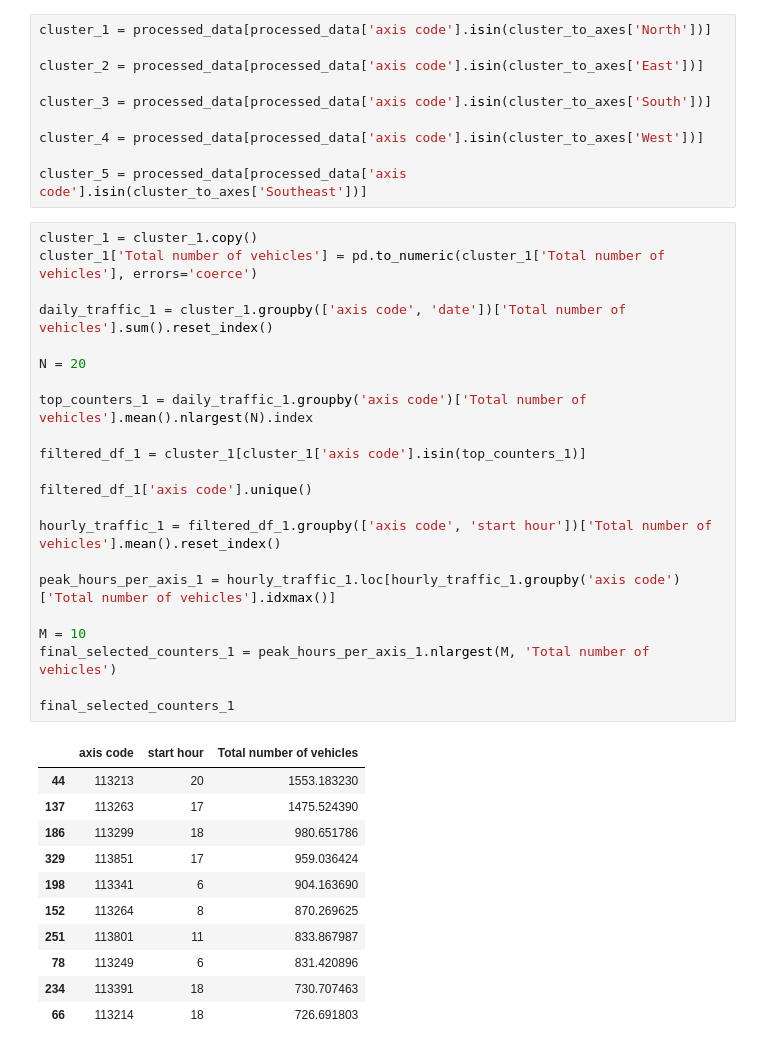
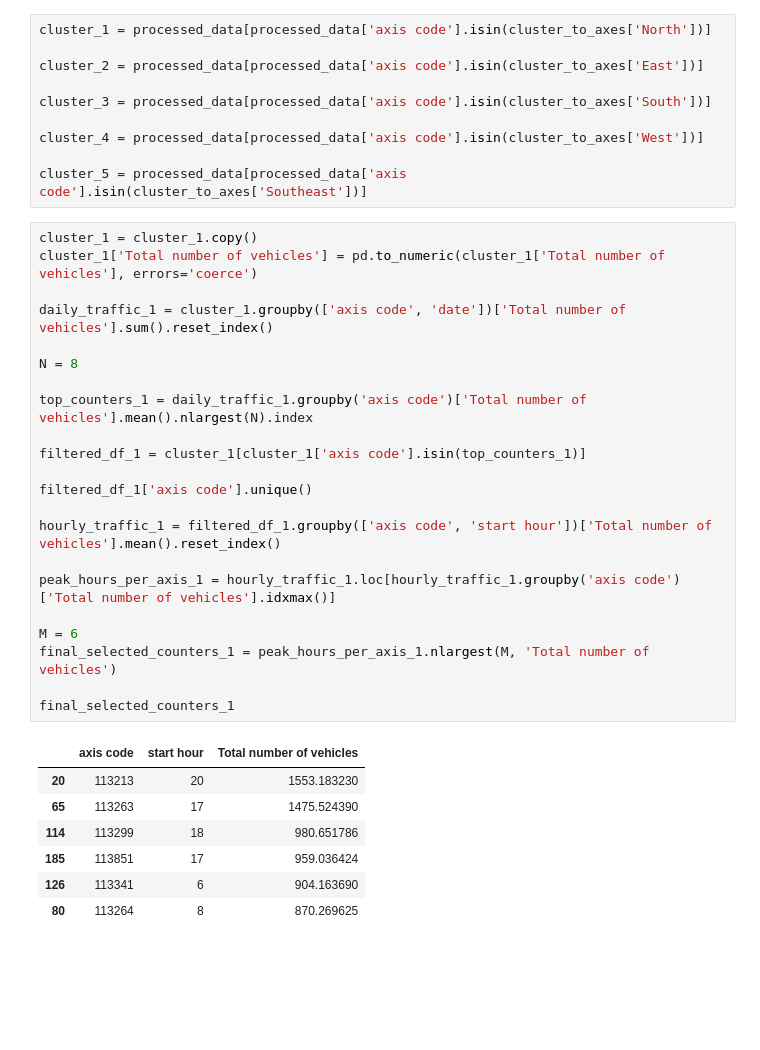
Before and after one commit to Regression1404/pulse-of-tehran, a Jupyter notebook: selector.ipynb, the cells around one changed output. Cells and saved outputs as stored; diff of their text form; blank space fills up the shorter version.

```diff
--- a/selector.ipynb
+++ b/selector.ipynb
@@ -321,37 +321,33 @@ cluster_5 = processed_data[processed_data['axis code'].isin(cluster_to_axes['Sou
 # %%
 cluster_1 = cluster_1.copy()
 cluster_1['Total number of vehicles'] = pd.to_numeric(cluster_1['Total number of vehicles'], errors='coerce')
 
 daily_traffic_1 = cluster_1.groupby(['axis code', 'date'])['Total number of vehicles'].sum().reset_index()
 
-N = 20
+N = 8
 
 top_counters_1 = daily_traffic_1.groupby('axis code')['Total number of vehicles'].mean().nlargest(N).index
 
 filtered_df_1 = cluster_1[cluster_1['axis code'].isin(top_counters_1)]
 
 filtered_df_1['axis code'].unique()
 
 hourly_traffic_1 = filtered_df_1.groupby(['axis code', 'start hour'])['Total number of vehicles'].mean().reset_index()
 
 peak_hours_per_axis_1 = hourly_traffic_1.loc[hourly_traffic_1.groupby('axis code')['Total number of vehicles'].idxmax()]
 
-M = 10
+M = 6
 final_selected_counters_1 = peak_hours_per_axis_1.nlargest(M, 'Total number of vehicles')
 
 final_selected_counters_1
 # %% [output]
 |  | axis code | start hour | Total number of vehicles |
-| 44 | 113213 | 20 | 1553.183230 |
-| 137 | 113263 | 17 | 1475.524390 |
-| 186 | 113299 | 18 | 980.651786 |
-| 329 | 113851 | 17 | 959.036424 |
-| 198 | 113341 | 6 | 904.163690 |
-| 152 | 113264 | 8 | 870.269625 |
-| 251 | 113801 | 11 | 833.867987 |
-| 78 | 113249 | 6 | 831.420896 |
-| 234 | 113391 | 18 | 730.707463 |
-| 66 | 113214 | 18 | 726.691803 |
+| 20 | 113213 | 20 | 1553.183230 |
+| 65 | 113263 | 17 | 1475.524390 |
+| 114 | 113299 | 18 | 980.651786 |
+| 185 | 113851 | 17 | 959.036424 |
+| 126 | 113341 | 6 | 904.163690 |
+| 80 | 113264 | 8 | 870.269625 |
 # %%
 cluster_2 = cluster_2.copy()
 cluster_2['Total number of vehicles'] = pd.to_numeric(cluster_2['Total number of vehicles'], errors='coerce')
```
Also changed, not shown: parts of 4 cells of this notebook.
